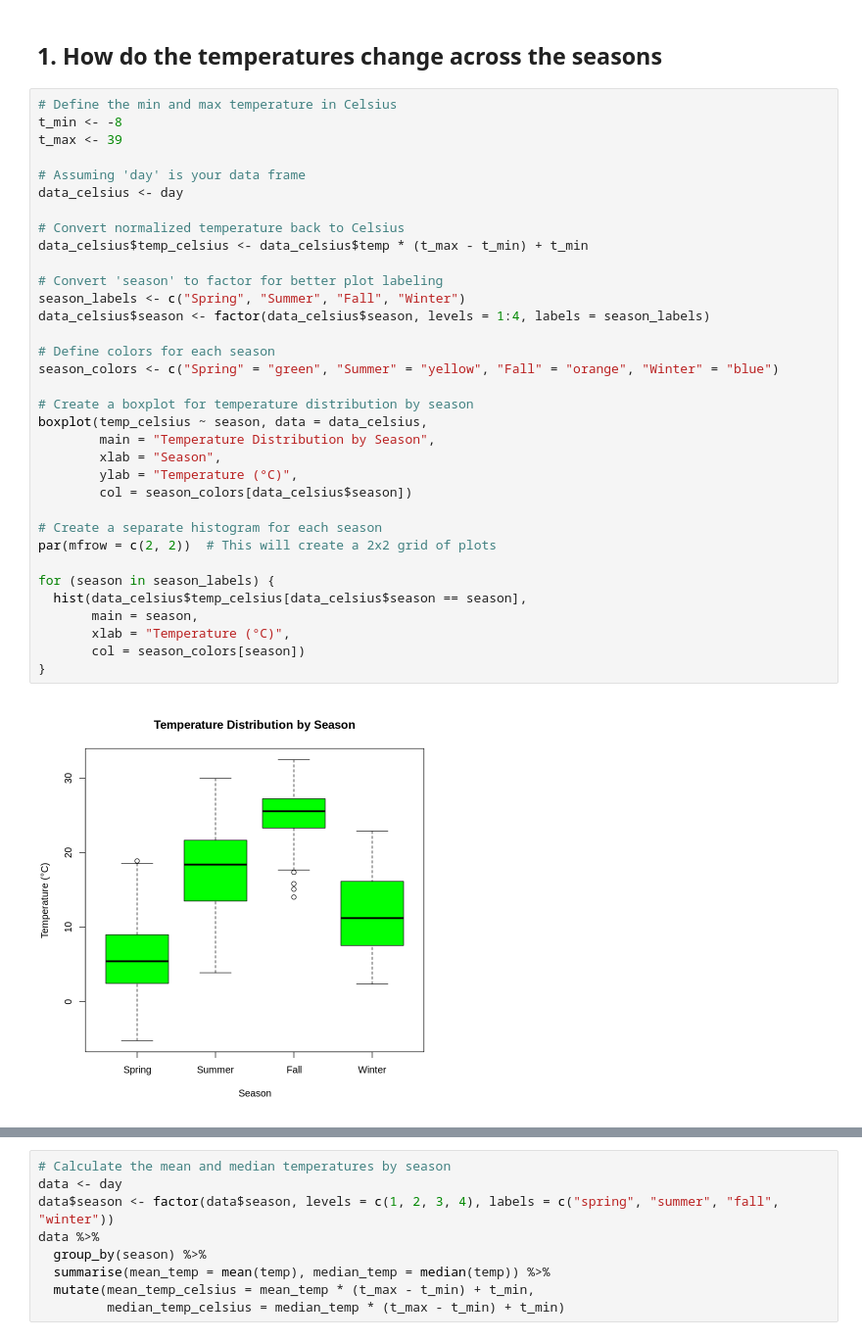
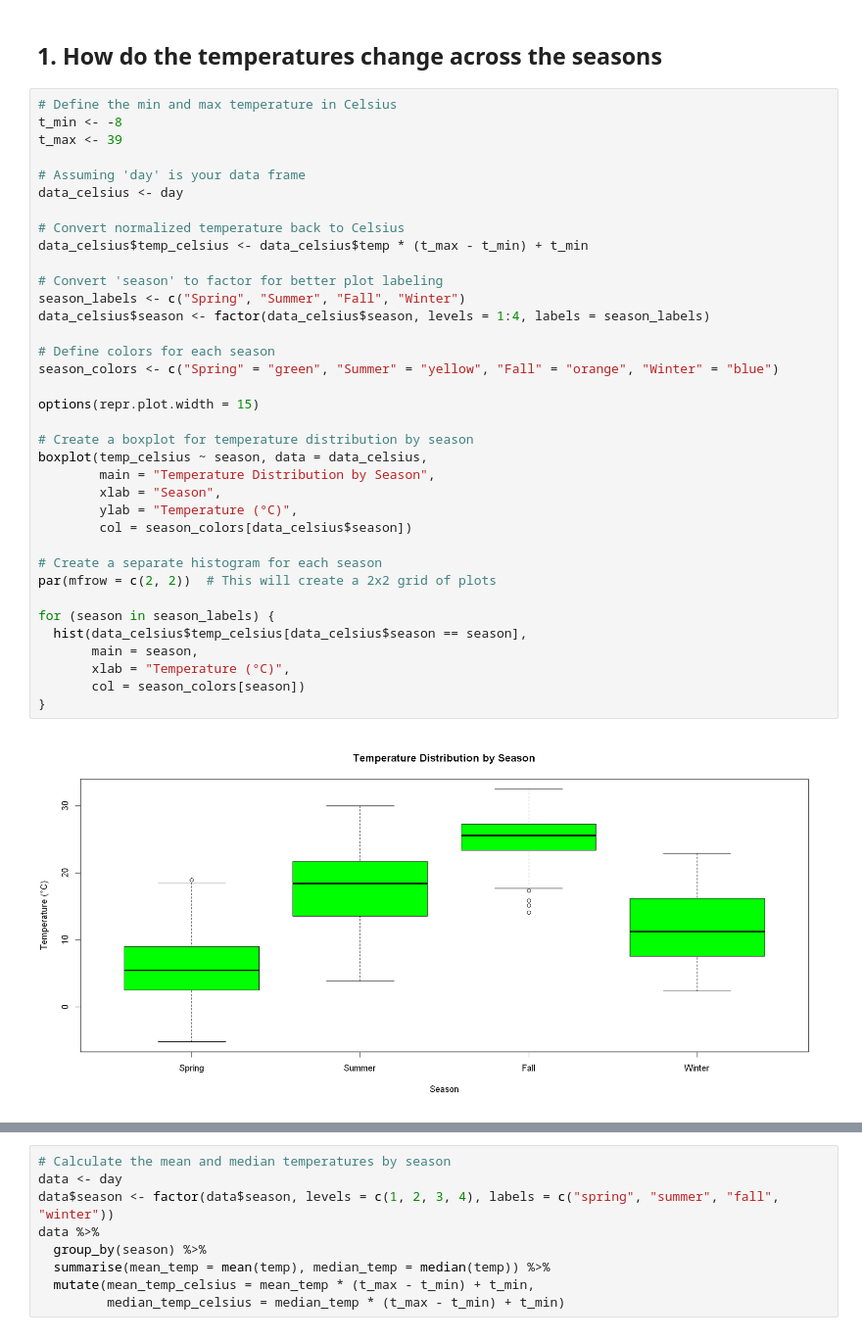
Before and after one commit to faresmk/Bike-Sharing-Dataset-Analysis, a Jupyter notebook: bike_sharing_Mekaoussi.ipynb, the cells around one changed output, grey strips where cells are left out. Shown: that part at 98% size. Saved outputs shown, nothing was run; the diff lists cells and outputs as text.

```diff
--- a/bike_sharing_Mekaoussi.ipynb
+++ b/bike_sharing_Mekaoussi.ipynb
@@ -139,31 +113,33 @@ t_max <- 39
 # Assuming 'day' is your data frame
 data_celsius <- day
 
 # Convert normalized temperature back to Celsius
 data_celsius$temp_celsius <- data_celsius$temp * (t_max - t_min) + t_min
 
 # Convert 'season' to factor for better plot labeling
 season_labels <- c("Spring", "Summer", "Fall", "Winter")
 data_celsius$season <- factor(data_celsius$season, levels = 1:4, labels = season_labels)
 
 # Define colors for each season
 season_colors <- c("Spring" = "green", "Summer" = "yellow", "Fall" = "orange", "Winter" = "blue")
 
+options(repr.plot.width = 15)
+
 # Create a boxplot for temperature distribution by season
 boxplot(temp_celsius ~ season, data = data_celsius,
         main = "Temperature Distribution by Season",
         xlab = "Season",
         ylab = "Temperature (°C)",
         col = season_colors[data_celsius$season])
 
 # Create a separate histogram for each season
 par(mfrow = c(2, 2))  # This will create a 2x2 grid of plots
 
 for (season in season_labels) {
   hist(data_celsius$temp_celsius[data_celsius$season == season],
        main = season,
        xlab = "Temperature (°C)",
        col = season_colors[season])
 }
 # %% [output]
-[figure, old version]
+[figure, new version]
```
Also changed, not shown: parts of 26 cells of this notebook.
